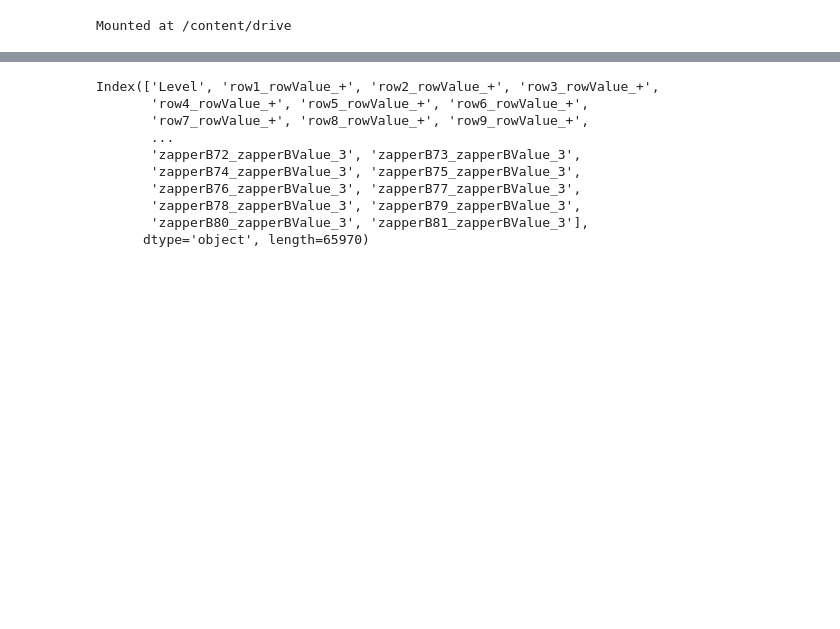
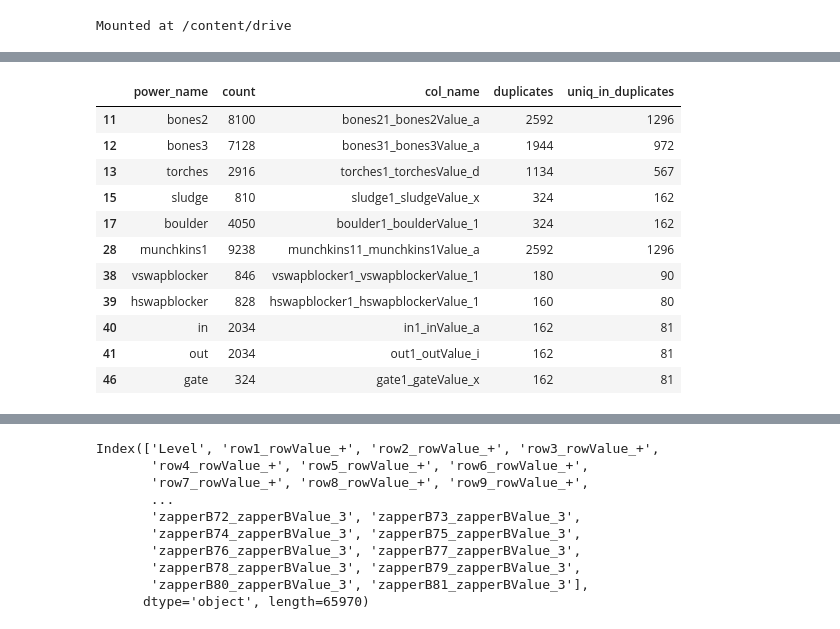
Before and after one commit to vasanthbillov/winrate_prediction, a Jupyter notebook: code/winrate_04.ipynb, the cells around one changed output, grey strips where cells are left out. Drawn from its saved outputs; the diff is of its cells as text; code cells hidden in the pictures; blank space fills up the shorter version.

```diff
--- a/code/winrate_04.ipynb
+++ b/code/winrate_04.ipynb
@@ -59,0 +709,16 @@ lvls_gm_df.head()
+# %%
+dup_pw_df = pw_df[pw_df['uniq_in_duplicates']>0].iloc[1:]
+dup_pw_df
+# %% [output]
+|  | power_name | count | col_name | duplicates | uniq_in_duplicates |
+| 11 | bones2 | 8100 | bones21_bones2Value_a | 2592 | 1296 |
+| 12 | bones3 | 7128 | bones31_bones3Value_a | 1944 | 972 |
+| 13 | torches | 2916 | torches1_torchesValue_d | 1134 | 567 |
+| 15 | sludge | 810 | sludge1_sludgeValue_x | 324 | 162 |
+| 17 | boulder | 4050 | boulder1_boulderValue_1 | 324 | 162 |
+| 28 | munchkins1 | 9238 | munchkins11_munchkins1Value_a | 2592 | 1296 |
+| 38 | vswapblocker | 846 | vswapblocker1_vswapblockerValue_1 | 180 | 90 |
+| 39 | hswapblocker | 828 | hswapblocker1_hswapblockerValue_1 | 160 | 80 |
+| 40 | in | 2034 | in1_inValue_a | 162 | 81 |
+| 41 | out | 2034 | out1_outValue_i | 162 | 81 |
+| 46 | gate | 324 | gate1_gateValue_x | 162 | 81 |
```
Also changed, not shown: parts of 110 cells of this notebook, 18 other files.
